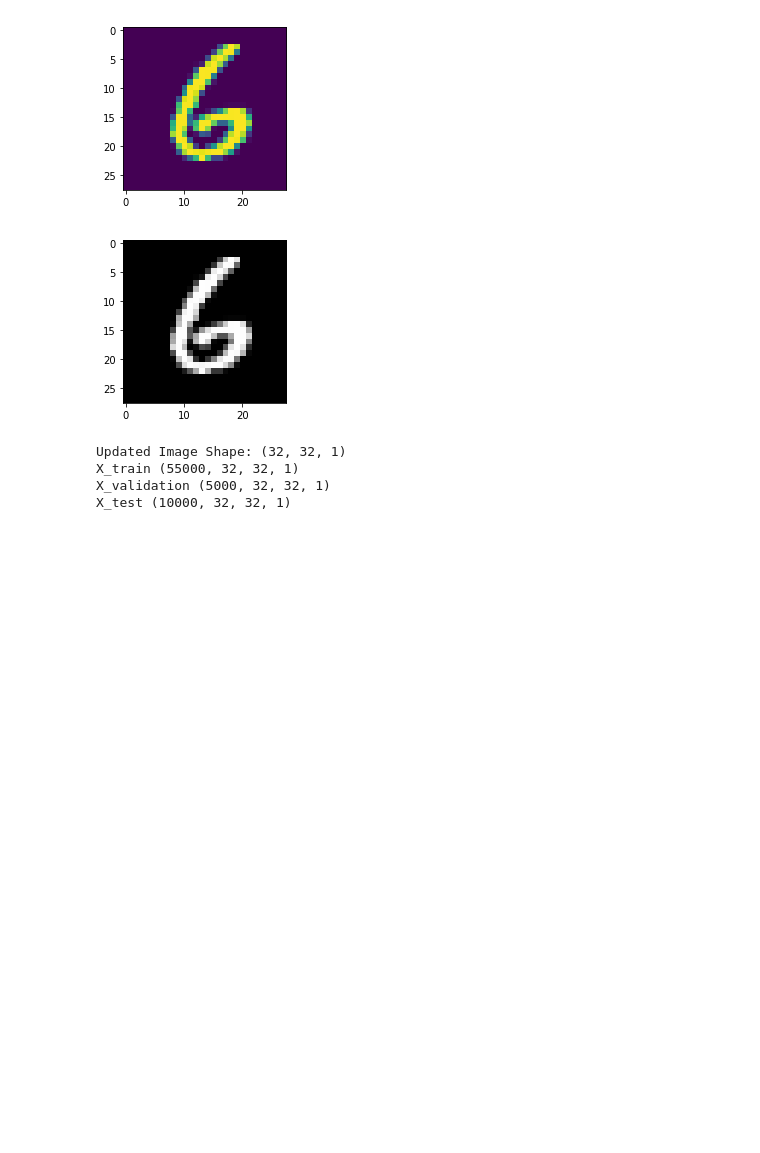
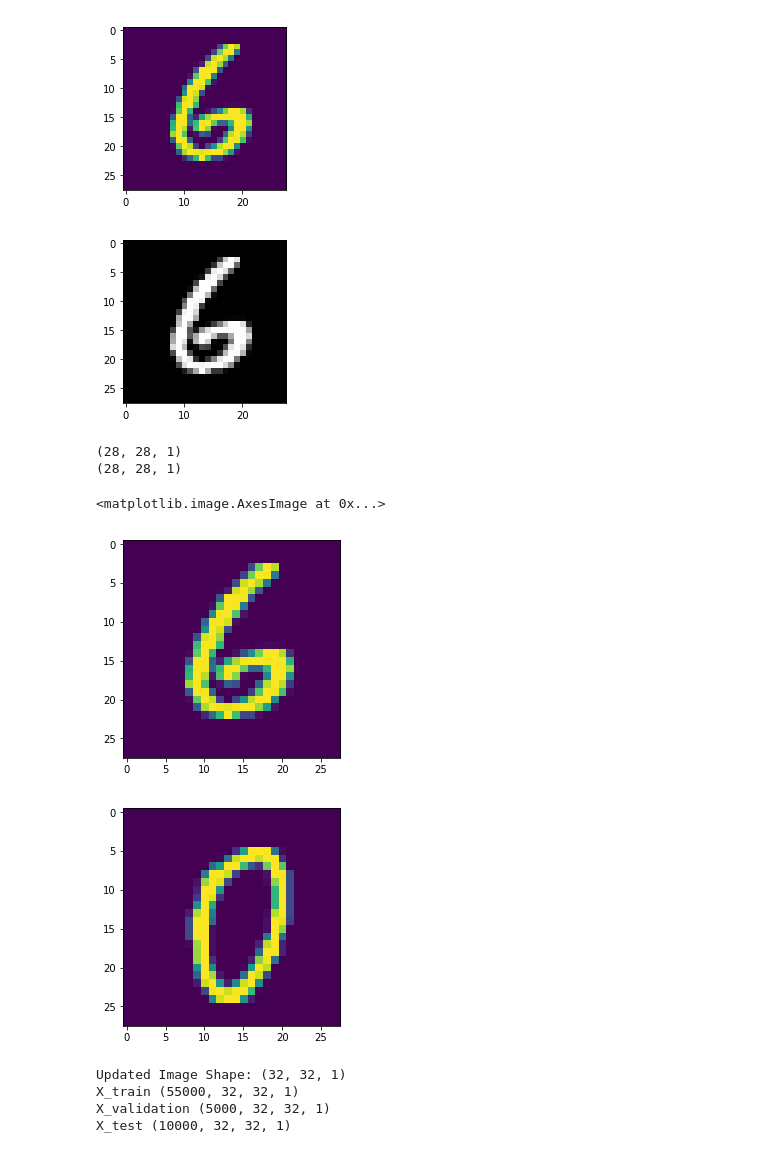
Before and after one commit to KSHIBA-HHQ/CarND-Traffic-Sign-Classifier-Project, a Jupyter notebook: LeNet-Lab.ipynb, the cells around one changed output. Saved outputs shown, nothing was run; the diff lists cells and outputs as text; code cells hidden in the pictures; blank space fills up the shorter version.

```diff
--- a/LeNet-Lab.ipynb
+++ b/LeNet-Lab.ipynb
@@ -97,3 +90,22 @@ plt.imshow(y_validation[N].squeeze())
+# %%
+print(X_train[N].shape)
+
+im=X_train[N].squeeze()
+plt.figure()
+plt.imshow(im)
+
+
+print(X_validation[N].shape)
+
+im=X_validation[N].squeeze()
+plt.figure()
+plt.imshow(im)
+# %% [output]
+(28, 28, 1)
+(28, 28, 1)
+<matplotlib.image.AxesImage at 0x...>
+[figure, added]
+[figure, added]
 # %%
 import numpy as np
 #　パディングにより入力データを32x32に修正する （重要）
```
Also changed, not shown: parts of 7 cells of this notebook.
